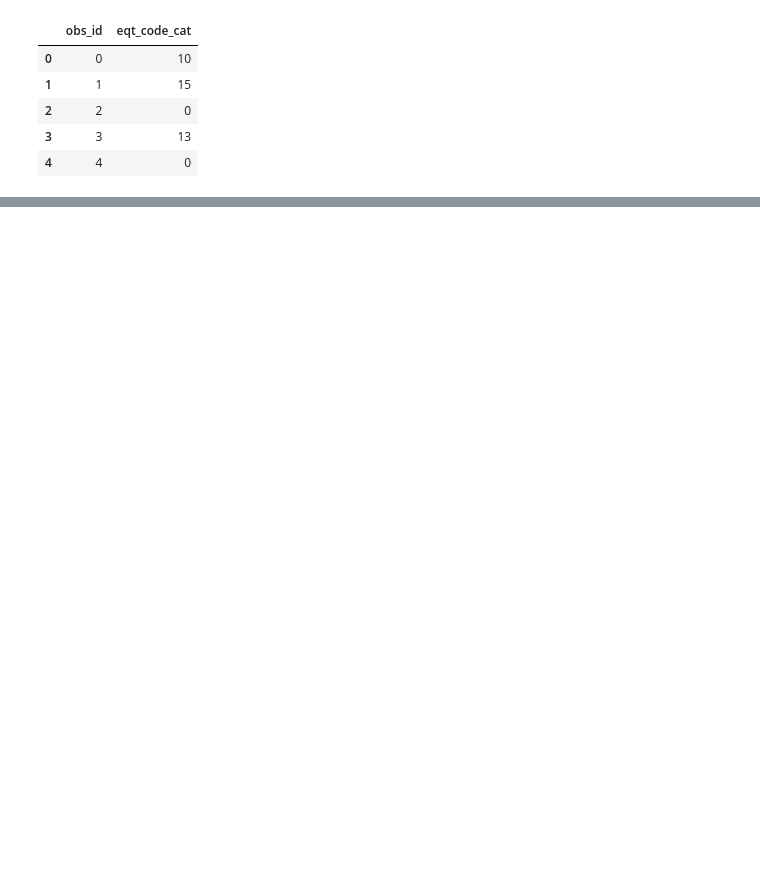
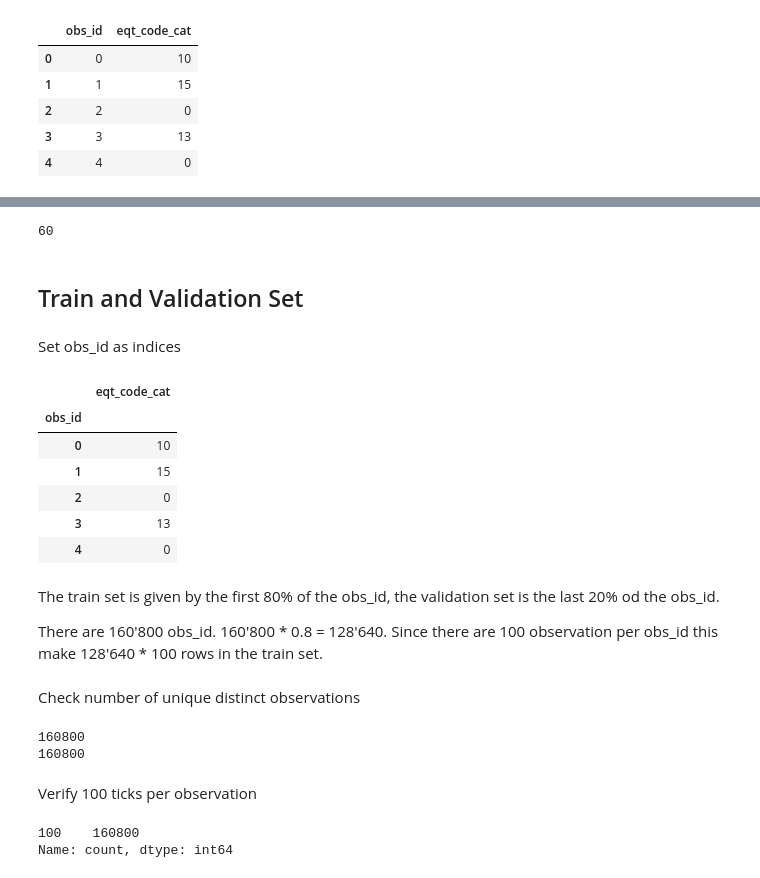
Before and after one commit to lricci03/CFM2024, a Jupyter notebook: cfm2024.ipynb, the cells around one changed output, grey strips where cells are left out. Saved outputs shown, nothing was run; the diff lists cells and outputs as text; code cells hidden in the pictures; blank space fills up the shorter version.

```diff
--- a/cfm2024.ipynb
+++ b/cfm2024.ipynb
@@ -104,0 +163,11 @@ targets.head()
+# %%
+import gc
+
+del df
+gc.collect()
+# %% [output]
+60
+# %% [markdown]
+## Train and Validation Set
+# %% [markdown]
+Set obs_id as indices
@@ -104,0 +176,39 @@ targets.head()
+# %%
+targets = targets.set_index('obs_id')
+# %%
+targets.head()
+# %% [output]
+|  | eqt_code_cat |
+| obs_id |  |
+| 0 | 10 |
+| 1 | 15 |
+| 2 | 0 |
+| 3 | 13 |
+| 4 | 0 |
+# %% [markdown]
+The train set is given by the first 80% of the obs_id, the validation set is the last 20% od the obs_id.
+
+There are 160'800 obs_id.
+160'800 * 0.8 = 128'640. Since there are 100 observation per obs_id this make 128'640 * 100 rows in the train set.
+# %% [markdown]
+Check number of unique distinct observations
+# %%
+print(df_num.index.nunique())
+print(targets.index.nunique())
+
+# expected:
+# 160800
+# 160800
+# %% [output]
+160800
+160800
+# %% [markdown]
+Verify 100 ticks per observation
+# %%
+counts = df_num.groupby(level=0).size()
+
+print(counts.value_counts())
+assert (counts == 100).all()
+# %% [output]
+100    160800
+Name: count, dtype: int64
```
Also changed, not shown: parts of 75 cells of this notebook.
